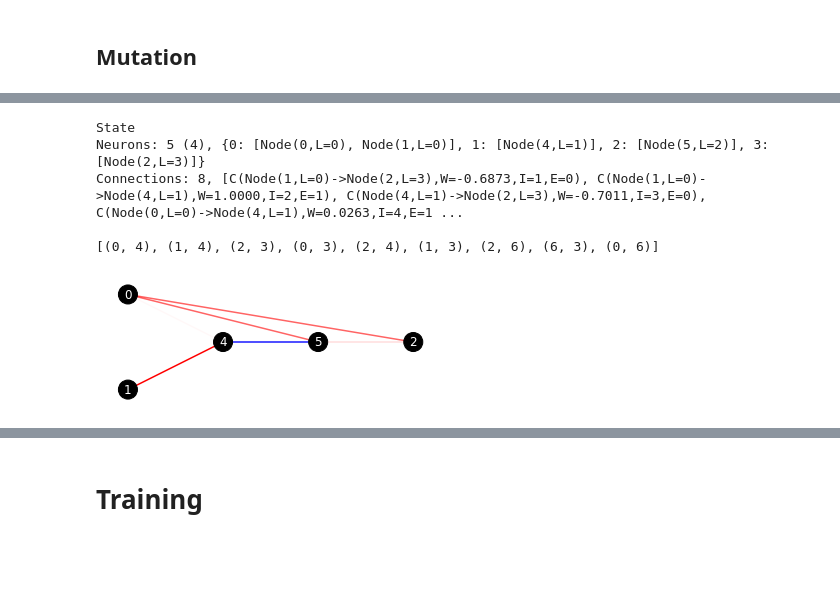
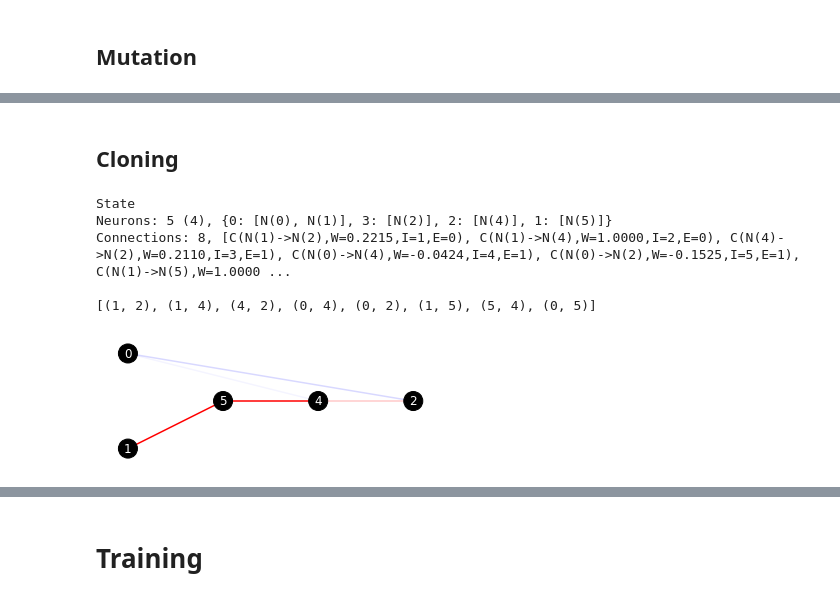
Before and after one commit to drewcurran/COS398_NEAT, a Jupyter notebook: NEAT/test_code.ipynb, the cells around one changed output, grey strips where cells are left out. Drawn from its saved outputs; the diff is of its cells as text; code cells hidden in the pictures; blank space fills up the shorter version.

```diff
--- a/NEAT/test_code.ipynb
+++ b/NEAT/test_code.ipynb
@@ -86,12 +86,14 @@ Connections: 8, [C(Node(1,L=0)->Node(2,L=3),W=-0.6873,I=1,E=0), C(Node(1,L=0)->N
+# %% [markdown]
+## Cloning
 # %%
 player2 = population.clone(player1)
-player1.print_state()
-player1.draw_state()
+player2.print_state()
+player2.draw_state()
 print(population.innovation_history.innovations)
 # %% [output]
 State
-Neurons: 5 (4), {0: [Node(0,L=0), Node(1,L=0)], 1: [Node(4,L=1)], 2: [Node(5,L=2)], 3: [Node(2,L=3)]}
-Connections: 8, [C(Node(1,L=0)->Node(2,L=3),W=-0.6873,I=1,E=0), C(Node(1,L=0)->Node(4,L=1),W=1.0000,I=2,E=1), C(Node(4,L=1)->Node(2,L=3),W=-0.7011,I=3,E=0), C(Node(0,L=0)->Node(4,L=1),W=0.0263,I=4,E=1 ...
+Neurons: 5 (4), {0: [N(0), N(1)], 3: [N(2)], 2: [N(4)], 1: [N(5)]}
+Connections: 8, [C(N(1)->N(2),W=0.2215,I=1,E=0), C(N(1)->N(4),W=1.0000,I=2,E=0), C(N(4)->N(2),W=0.2110,I=3,E=1), C(N(0)->N(4),W=-0.0424,I=4,E=1), C(N(0)->N(2),W=-0.1525,I=5,E=1), C(N(1)->N(5),W=1.0000 ...
 
-[(0, 4), (1, 4), (2, 3), (0, 3), (2, 4), (1, 3), (2, 6), (6, 3), (0, 6)]
+[(1, 2), (1, 4), (4, 2), (0, 4), (0, 2), (1, 5), (5, 4), (0, 5)]
-[figure, old version]
+[figure, new version]
```
Also changed, not shown: parts of 18 cells of this notebook, 7 other files.
